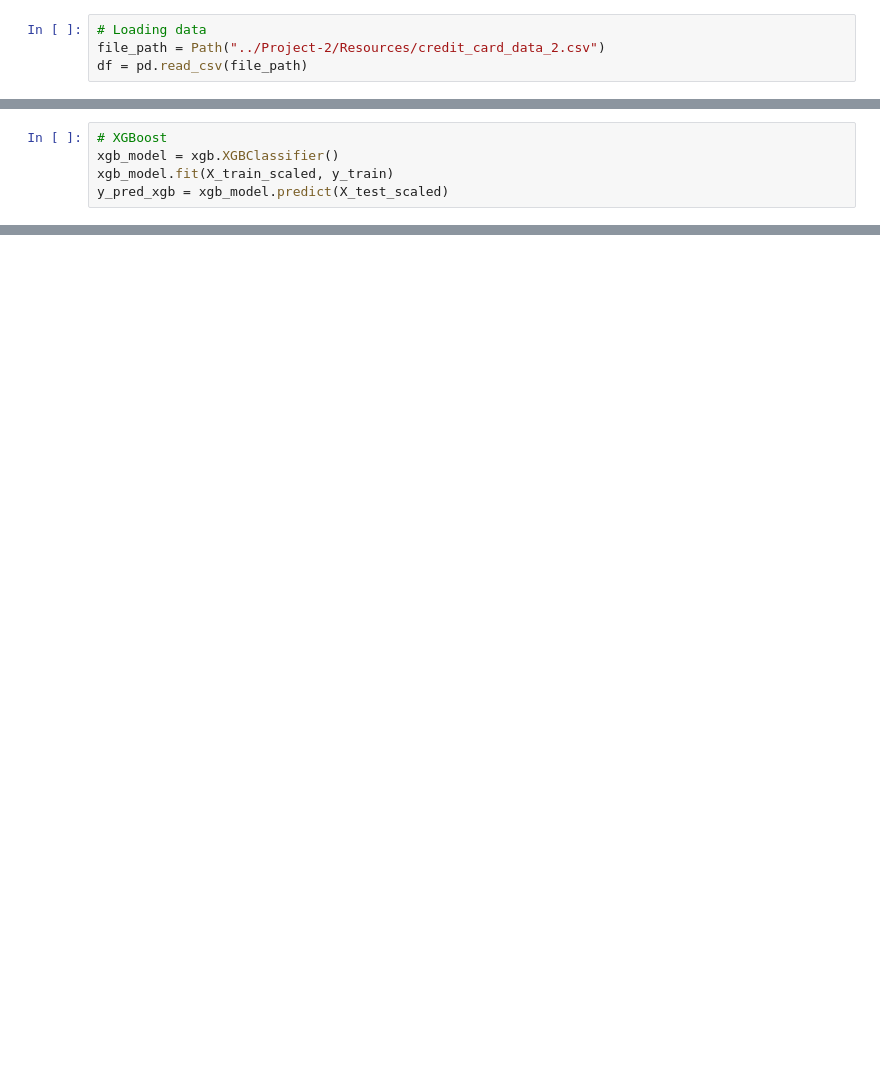
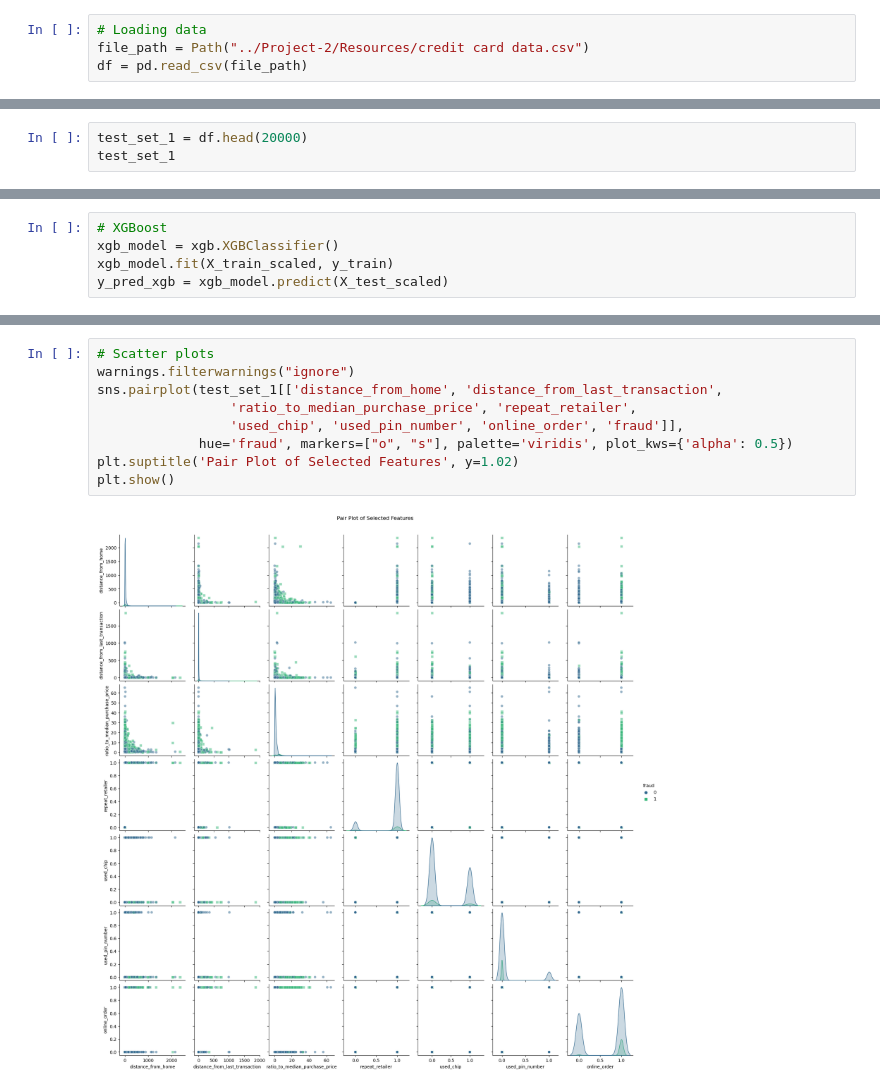
Before and after one commit to ZekeH43/Project-2, a Jupyter notebook: module_updated.ipynb, the cells around one changed output, grey strips where cells are left out. Drawn from its saved outputs; the diff is of its cells as text; blank space fills up the shorter version.

```diff
--- a/module_updated.ipynb
+++ b/module_updated.ipynb
@@ -15,6 +19,6 @@ import warnings
 # %%
 # Loading data
-file_path = Path("../Project-2/Resources/credit_card_data_2.csv")
+file_path = Path("../Project-2/Resources/credit card data.csv")
 df = pd.read_csv(file_path)
 # %%
 #View DataFrame
@@ -36,0 +42,3 @@ Index(['distance_from_home', 'distance_from_last_transaction',
+# %%
+test_set_1 = df.head(20000)
+test_set_1
@@ -167,3 +173,14 @@ plt.title('Correlation Matrix Heatmap')
 plt.show()
 # %% [output]
 [figure]
+# %%
+# Scatter plots
+warnings.filterwarnings("ignore")
+sns.pairplot(test_set_1[['distance_from_home', 'distance_from_last_transaction',
+                 'ratio_to_median_purchase_price', 'repeat_retailer',
+                 'used_chip', 'used_pin_number', 'online_order', 'fraud']],
+             hue='fraud', markers=["o", "s"], palette='viridis', plot_kws={'alpha': 0.5})
+plt.suptitle('Pair Plot of Selected Features', y=1.02)
+plt.show()
+# %% [output]
+[figure, added]
```
Also changed, not shown: parts of 12 cells of this notebook, 7 other files.
